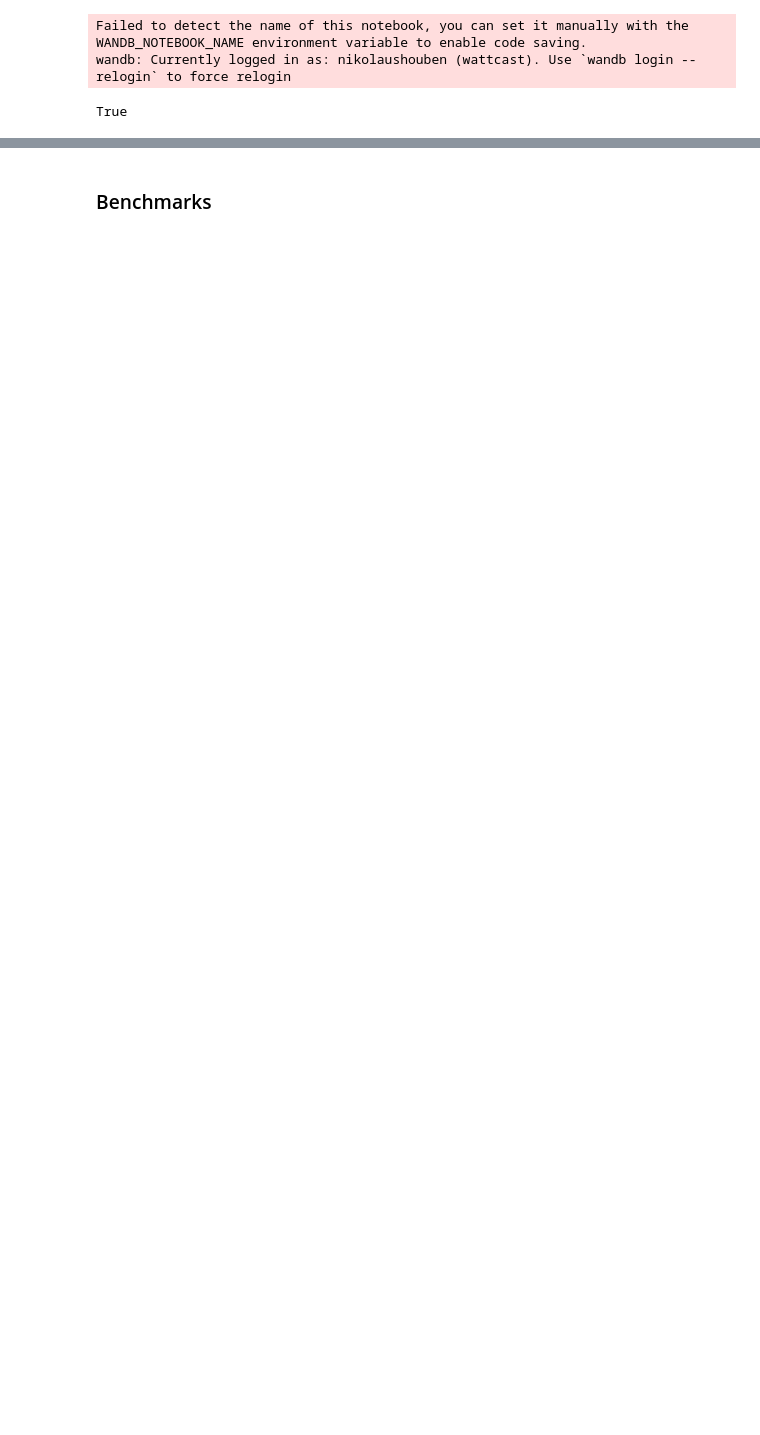
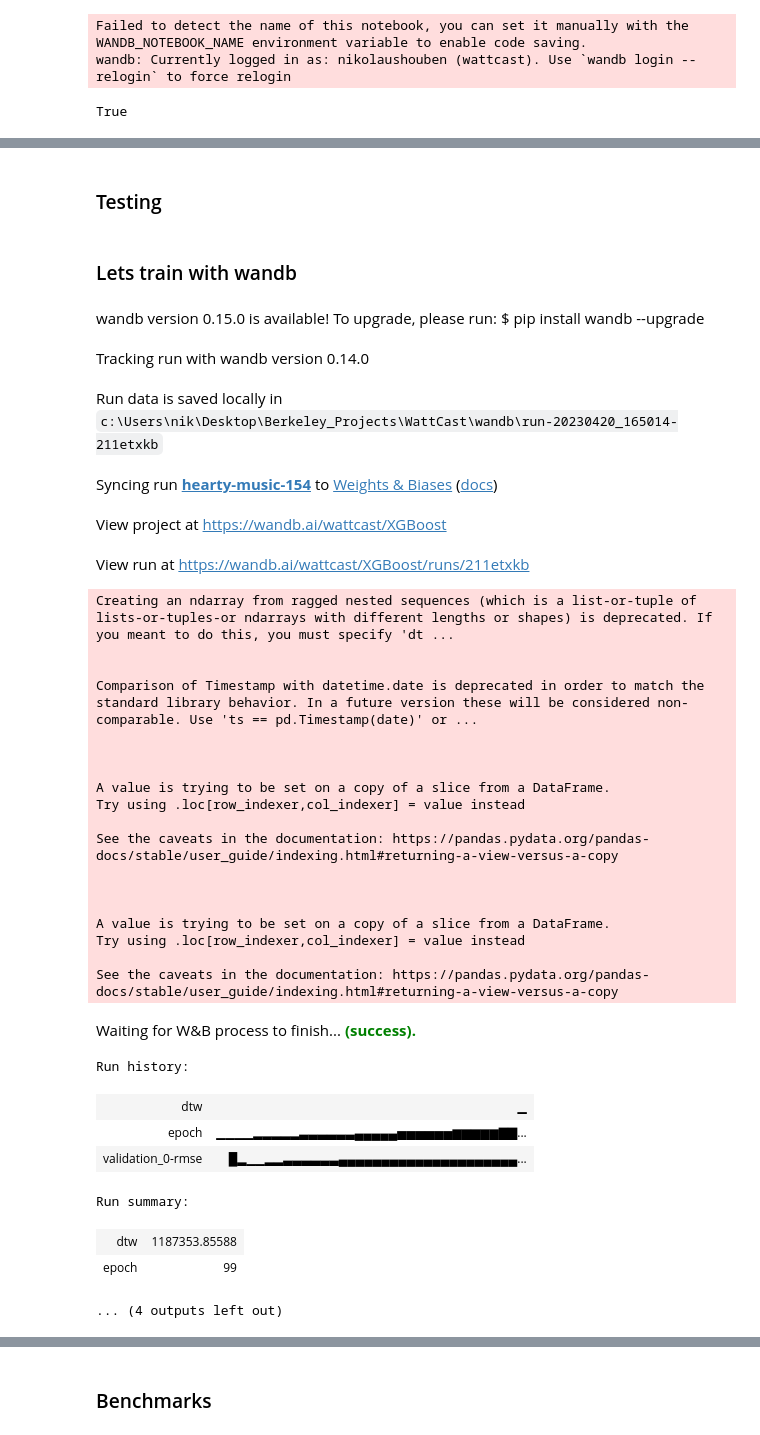
Before and after one commit to tsbyq/WattCast, a Jupyter notebook: bin/benchmarks.ipynb, the cells around one changed output, grey strips where cells are left out. Cells and saved outputs as stored; diff of their text form; code cells hidden in the pictures; blank space fills up the shorter version.

```diff
--- a/bin/benchmarks.ipynb
+++ b/bin/benchmarks.ipynb
@@ -24,0 +40,38 @@ df_first = pd.read_csv(r'data\cleaned_data\5_household\power\SFH4_demand_W.csv',
+# %% [markdown]
+### Testing
+# %%
+config_features = {
+    'holidays': True,
+    'holidays_country': 'AT',
+    'peaks': True,
+    'boxcox': True,
+    'lam': None,
+    'cumsum': True,
+    'lagged_days': 0,
+    'datetime': True,
+    }
+
+model_params = {
+                'tree_method': 'gpu_hist',
+                'predictor': 'gpu_predictor',
+                'objective': 'reg:pseudohubererror',
+                'colsample_bytree': 0.9,
+                'subsample': 0.7,
+                'num_boost_round': 30,
+                'learning_rate': 0.01,
+                'max_depth': 3,
+                'n_estimators': 300,
+                'min_child_weight': 5,
+                'reg_alpha': 0.01,
+                'reg_lambda': 0.1,
+                'gamma': 0,
+                'eval_metric': dtw_scorer,
+                #'early_stopping_rounds': 3,
+    }
+
+
+#plotting parameters
+rows_to_plot = 4 # min 1
+outputs_per_row = 4
+# %% [markdown]
+### Lets train with wandb
@@ -24,0 +254,36 @@ df_first = pd.read_csv(r'data\cleaned_data\5_household\power\SFH4_demand_W.csv',
+# %%
+lets_train()
+# %% [output]
+wandb version 0.15.0 is available! To upgrade, please run: $ pip install wandb --upgrade
+Tracking run with wandb version 0.14.0
+Run data is saved locally in c:\Users\nik\Desktop\Berkeley_Projects\WattCast\wandb\run-20230420_165014-211etxkb
+Syncing run hearty-music-154 to Weights & Biases (docs)
+View project at https://wandb.ai/wattcast/XGBoost
+View run at https://wandb.ai/wattcast/XGBoost/runs/211etxkb
+Creating an ndarray from ragged nested sequences (which is a list-or-tuple of lists-or-tuples-or ndarrays with different lengths or shapes) is deprecated. If you meant to do this, you must specify 'dt ...
+
+
+Comparison of Timestamp with datetime.date is deprecated in order to match the standard library behavior. In a future version these will be considered non-comparable. Use 'ts == pd.Timestamp(date)' or ...
+
+
+
+A value is trying to be set on a copy of a slice from a DataFrame.
+Try using .loc[row_indexer,col_indexer] = value instead
+
+See the caveats in the documentation: https://pandas.pydata.org/pandas-docs/stable/user_guide/indexing.html#returning-a-view-versus-a-copy
+
+
+
+A value is trying to be set on a copy of a slice from a DataFrame.
+Try using .loc[row_indexer,col_indexer] = value instead
+
+See the caveats in the documentation: https://pandas.pydata.org/pandas-docs/stable/user_guide/indexing.html#returning-a-view-versus-a-copy
+Waiting for W&B process to finish... (success).
+Run history:
+| dtw | ▁ |
+| epoch | ▁▁▁▁▂▂▂▂▂▃▃▃▃▃▃▄▄▄▄▄▅▅▅▅▅▅▆▆▆▆▆▇▇... |
+| validation_0-rmse | █▂▁▁▂▂▃▃▃▃▃▃▄▄▄▄▄▄▄▄▄▄▄▄▄▄▄▄▄▄▄▄▄... |
+Run summary:
+| dtw | 1187353.85588 |
+| epoch | 99 |
+... (4 outputs left out)
```
Also changed, not shown: parts of 25 cells of this notebook, 1 other file.
